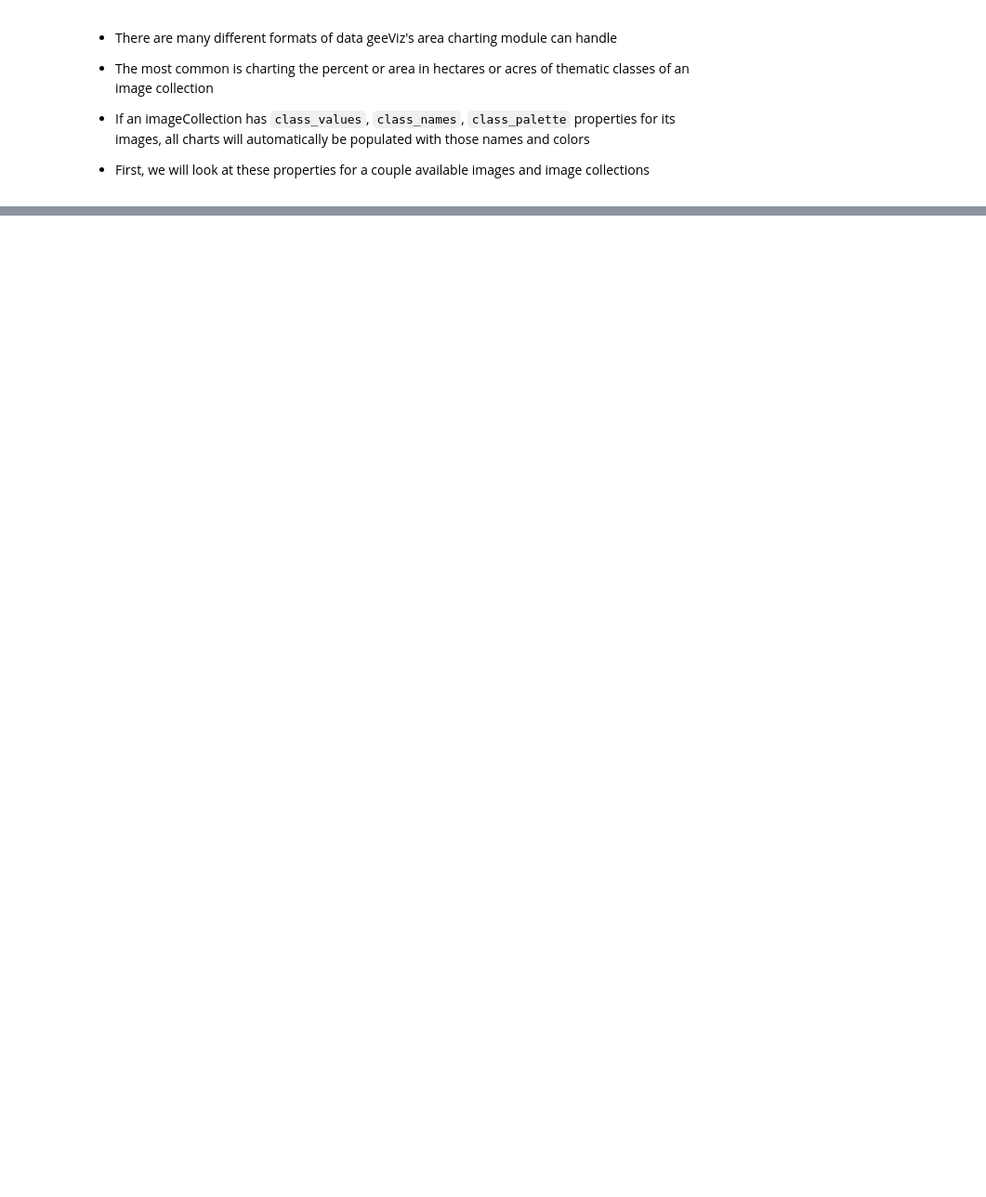
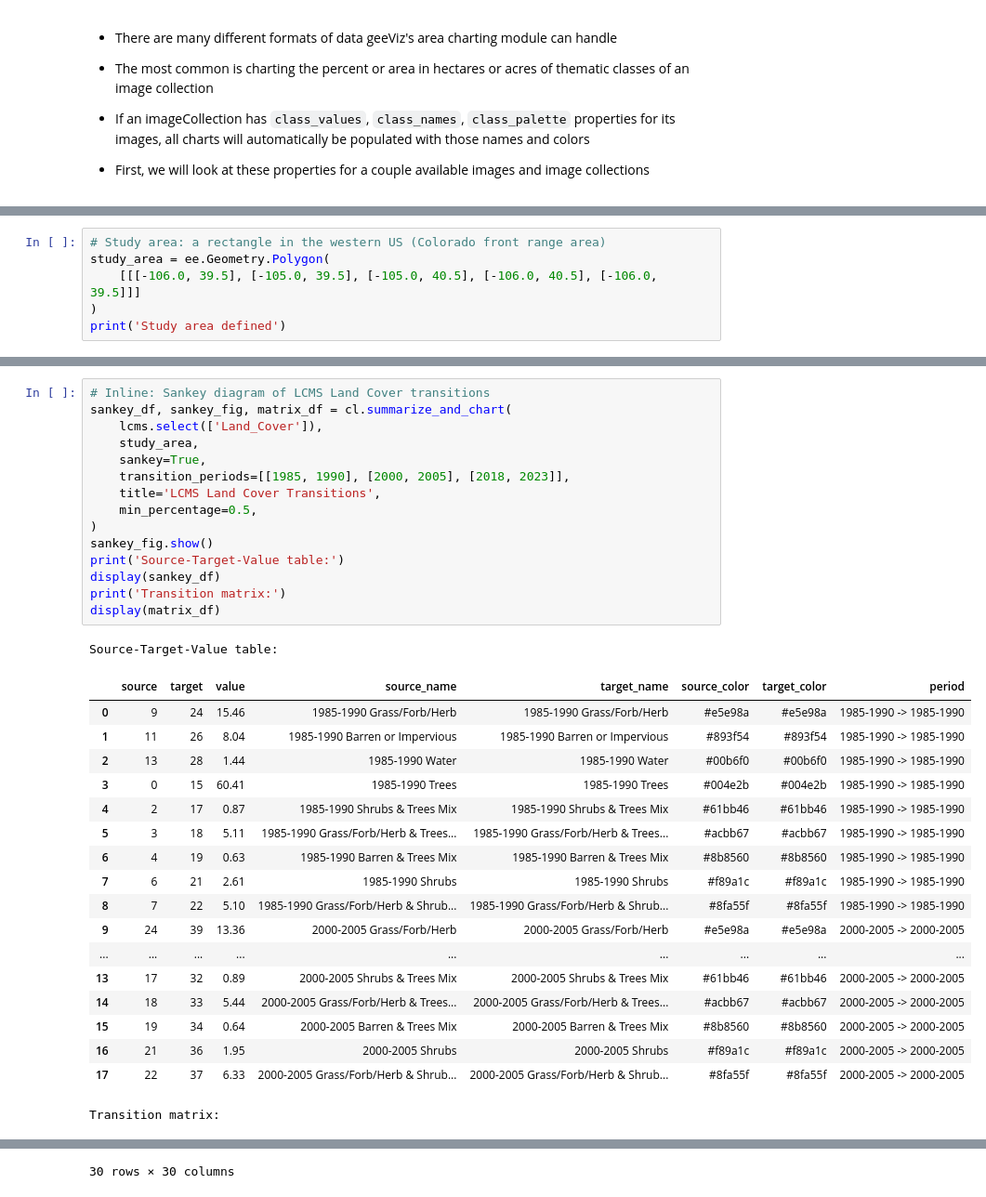
Before and after one commit to gee-community/geeViz, a Jupyter notebook: examples/areaChart_examples.ipynb, the cells around one changed output, grey strips where cells are left out. Shown at 93% size. Drawn from its saved outputs; the diff is of its cells as text; blank space fills up the shorter version.

```diff
--- a/examples/areaChart_examples.ipynb
+++ b/examples/areaChart_examples.ipynb
@@ -388,0 +181,6 @@ Map.view()
+# %%
+# Study area: a rectangle in the western US (Colorado front range area)
+study_area = ee.Geometry.Polygon(
+    [[[-106.0, 39.5], [-105.0, 39.5], [-105.0, 40.5], [-106.0, 40.5], [-106.0, 39.5]]]
+)
+print('Study area defined')
@@ -388,0 +351,35 @@ Map.view()
+# %%
+# Inline: Sankey diagram of LCMS Land Cover transitions
+sankey_df, sankey_fig, matrix_df = cl.summarize_and_chart(
+    lcms.select(['Land_Cover']),
+    study_area,
+    sankey=True,
+    transition_periods=[[1985, 1990], [2000, 2005], [2018, 2023]],
+    title='LCMS Land Cover Transitions',
+    min_percentage=0.5,
+)
+sankey_fig.show()
+print('Source-Target-Value table:')
+display(sankey_df)
+print('Transition matrix:')
+display(matrix_df)
+# %% [output]
+Source-Target-Value table:
+|  | source | target | value | source_name | target_name | source_color | target_color | period |
+| 0 | 9 | 24 | 15.46 | 1985-1990 Grass/Forb/Herb | 1985-1990 Grass/Forb/Herb | #e5e98a | #e5e98a | 1985-1990 -> 1985-1990 |
+| 1 | 11 | 26 | 8.04 | 1985-1990 Barren or Impervious | 1985-1990 Barren or Impervious | #893f54 | #893f54 | 1985-1990 -> 1985-1990 |
+| 2 | 13 | 28 | 1.44 | 1985-1990 Water | 1985-1990 Water | #00b6f0 | #00b6f0 | 1985-1990 -> 1985-1990 |
+| 3 | 0 | 15 | 60.41 | 1985-1990 Trees | 1985-1990 Trees | #004e2b | #004e2b | 1985-1990 -> 1985-1990 |
+| 4 | 2 | 17 | 0.87 | 1985-1990 Shrubs & Trees Mix | 1985-1990 Shrubs & Trees Mix | #61bb46 | #61bb46 | 1985-1990 -> 1985-1990 |
+| 5 | 3 | 18 | 5.11 | 1985-1990 Grass/Forb/Herb & Trees... | 1985-1990 Grass/Forb/Herb & Trees... | #acbb67 | #acbb67 | 1985-1990 -> 1985-1990 |
+| 6 | 4 | 19 | 0.63 | 1985-1990 Barren & Trees Mix | 1985-1990 Barren & Trees Mix | #8b8560 | #8b8560 | 1985-1990 -> 1985-1990 |
+| 7 | 6 | 21 | 2.61 | 1985-1990 Shrubs | 1985-1990 Shrubs | #f89a1c | #f89a1c | 1985-1990 -> 1985-1990 |
+| 8 | 7 | 22 | 5.10 | 1985-1990 Grass/Forb/Herb & Shrub... | 1985-1990 Grass/Forb/Herb & Shrub... | #8fa55f | #8fa55f | 1985-1990 -> 1985-1990 |
+| 9 | 24 | 39 | 13.36 | 2000-2005 Grass/Forb/Herb | 2000-2005 Grass/Forb/Herb | #e5e98a | #e5e98a | 2000-2005 -> 2000-2005 |
+| ... | ... | ... | ... | ... | ... | ... | ... | ... |
+| 13 | 17 | 32 | 0.89 | 2000-2005 Shrubs & Trees Mix | 2000-2005 Shrubs & Trees Mix | #61bb46 | #61bb46 | 2000-2005 -> 2000-2005 |
+| 14 | 18 | 33 | 5.44 | 2000-2005 Grass/Forb/Herb & Trees... | 2000-2005 Grass/Forb/Herb & Trees... | #acbb67 | #acbb67 | 2000-2005 -> 2000-2005 |
+| 15 | 19 | 34 | 0.64 | 2000-2005 Barren & Trees Mix | 2000-2005 Barren & Trees Mix | #8b8560 | #8b8560 | 2000-2005 -> 2000-2005 |
+| 16 | 21 | 36 | 1.95 | 2000-2005 Shrubs | 2000-2005 Shrubs | #f89a1c | #f89a1c | 2000-2005 -> 2000-2005 |
+| 17 | 22 | 37 | 6.33 | 2000-2005 Grass/Forb/Herb & Shrub... | 2000-2005 Grass/Forb/Herb & Shrub... | #8fa55f | #8fa55f | 2000-2005 -> 2000-2005 |
+Transition matrix:
@@ -388,0 +403 @@ Map.view()
+30 rows × 30 columns
```
Also changed, not shown: parts of 94 cells of this notebook, 13 other files.
